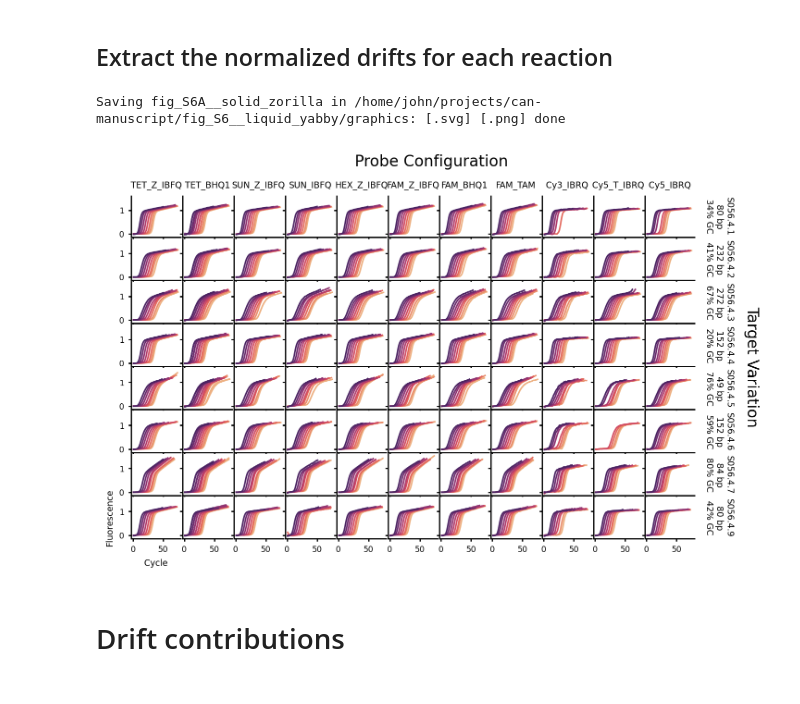
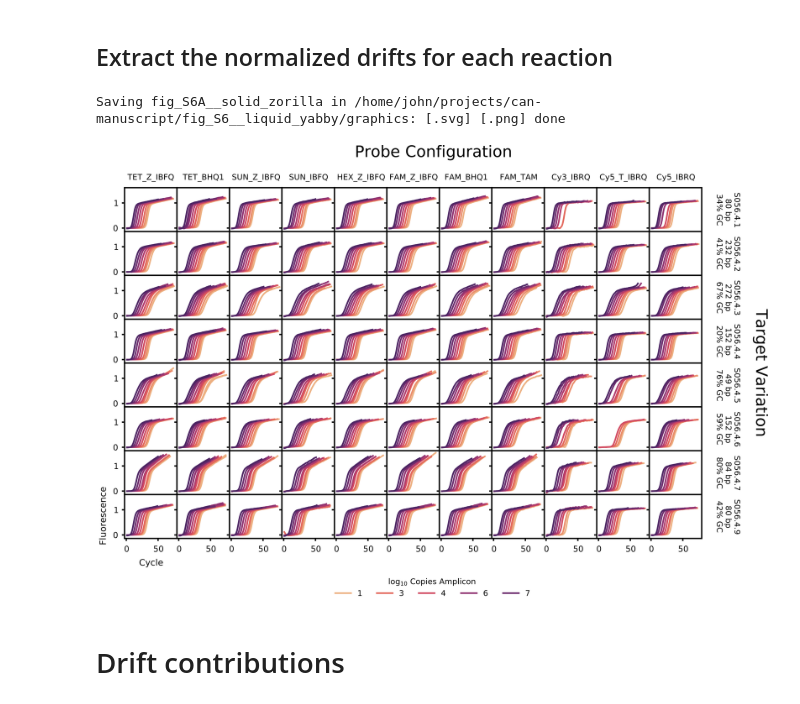
Before and after one commit to JohnGoertz/can-manuscript, a Jupyter notebook: fig_S6__liquid_yabby/code/fig_S6__liquid_yabby__drift_profiling.ipynb, the cells around one changed output. Cells and saved outputs as stored; diff of their text form; code cells hidden in the pictures.

Commit message:
add legends to glass_rattlesnake, wool_wren, sharp_jellyfish, rapid_quetzal, quick_nematode, urban_tuatara, and liquid_yabby

```diff
--- a/fig_S6__liquid_yabby/code/fig_S6__liquid_yabby__drift_profiling.ipynb
+++ b/fig_S6__liquid_yabby/code/fig_S6__liquid_yabby__drift_profiling.ipynb
@@ -168,11 +168,12 @@ filtered_data = filtered_data[
     filtered_data.index.isin(filtered_drifts.set_index(["Experiment", "Well"]).index)
 ].reset_index()
 
-figsize = width, height = (7.083, 4.6)
+pad = 0.2
+figsize = width, height = (7.083, 4.6 + pad)
 font_scale = 0.7
 
 plt.close("all")
-
+plt.rcParams["axes.linewidth"] = 0.5
 
 with sns.plotting_context("paper", font_scale=font_scale):
     g = sns.relplot(
@@ -187,12 +188,23 @@ with sns.plotting_context("paper", font_scale=font_scale):
         hue="lg10_Copies",
         palette="flare",
         facet_kws=dict(sharex=True, sharey=True, margin_titles=True),
-        legend=False,
+        # legend=False,
     )
 
-    g.set_titles(row_template="", col_template="{col_name}")
+    sns.move_legend(
+        g,
+        "lower center",
+        bbox_to_anchor=(0.5, -0.01),
+        title=r"log$_{10}$ Copies Amplicon",
+        title_fontsize=6,
+        fontsize=6,
+        ncol=5,
+        frameon=False,
+    )
 
-    g.fig.set_size_inches(figsize)
+    g.set_titles(row_template="", col_template="{col_name}", size=6)
+
+    g.figure.set_size_inches(figsize)
 
 
 for (row_name, col_name), ax in g.axes_dict.items():
@@ -205,38 +217,43 @@ for (row_name, col_name), ax in g.axes_dict.items():
         row_bp = f"{bp_gc[bp_gc.Name==row_name].BP.iloc[0]} bp"
         row_gc = f"{bp_gc[bp_gc.Name==row_name].GC.iloc[0]:.0%} GC"
         row_label = "\n".join([row_target, row_bp, row_gc])
         # ax.set_ylabel(row_label, rotation=-90, ha='left', va='center', fontsize=9.6*font_scale, y = 1.05)
         ax.annotate(
             row_label,
             xy=(1.5, 0.5),
             xycoords="axes fraction",
             rotation=270,
             ha="center",
             va="center",
-            fontsize=9.6 * font_scale,
+            fontsize=6,
         )
+    # Turn on the top and right spines
+    ax.spines["top"].set_visible(True)
+    ax.spines["right"].set_visible(True)
 
 mar_l = 0.3
 mar_r = 0.7
 mar_t = 0.45
-mar_b = 0.45
+mar_b = 0.45 + pad
 
 plt.suptitle("Probe Configuration", fontsize=12, y=1.0, va="top")
-g.fig.supylabel(
+g.figure.supylabel(
     "Target Variation", fontsize=12, x=1.0, rotation=-90, va="center", ha="right"
 )
 
 plt.subplots_adjust(
     left=mar_l / width,
     right=1 - mar_r / width,
     top=1 - mar_t / height,
     bottom=mar_b / height,
+    hspace=0,
+    wspace=0,
 )
 
-savefig(plt.gcf(), 'solid_zorilla')
+savefig(plt.gcf(), "solid_zorilla")
 # %% [output]
 Saving fig_S6A__solid_zorilla in /home/john/projects/can-manuscript/fig_S6__liquid_yabby/graphics: [.svg] [.png] done
-[figure, old version]
+[figure, new version]
 # %% [markdown]
 # Drift contributions
 # %% [markdown]
```
Also changed, not shown: 56 other files.
